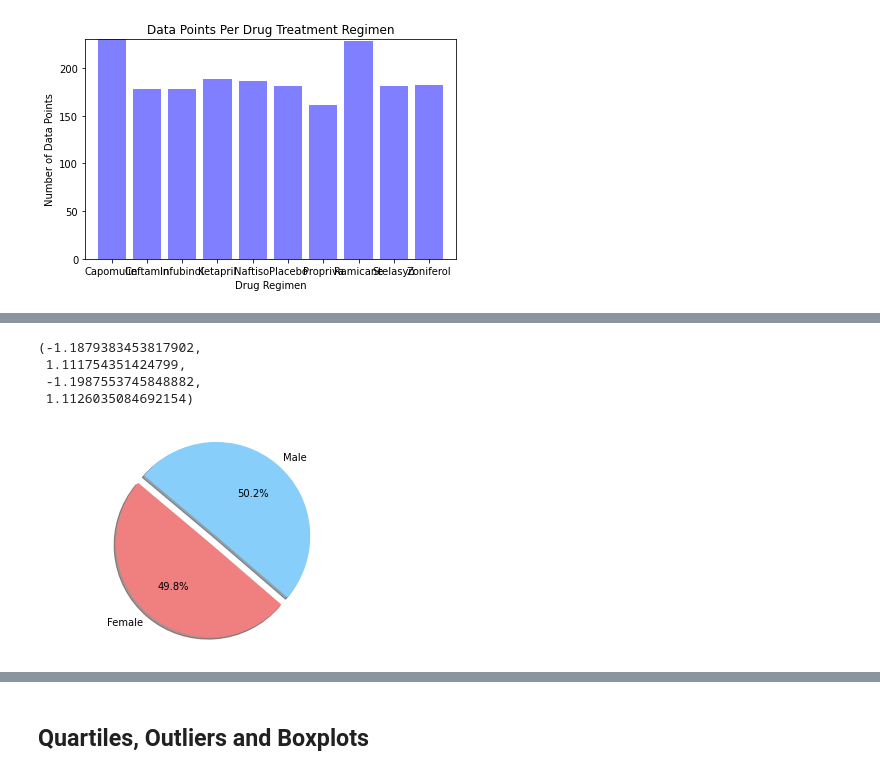
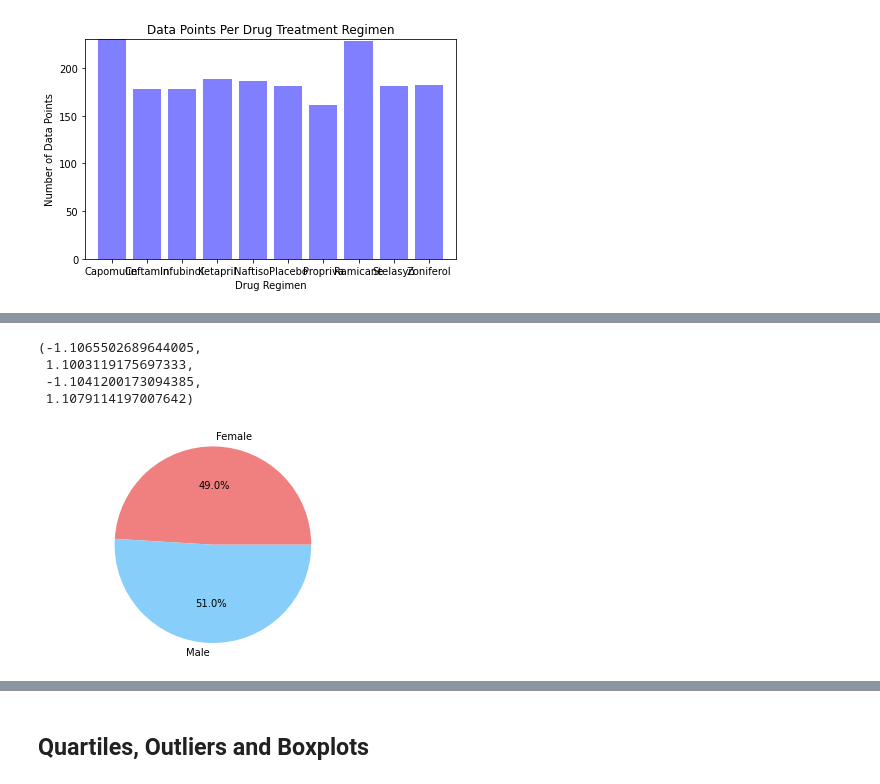
Before and after one commit to a-prospero/Matplotlib-homework, a Jupyter notebook: Pymaceuticals/pymaceuticals_starter.ipynb, the cells around one changed output, grey strips where cells are left out. Saved outputs shown, nothing was run; the diff lists cells and outputs as text; code cells hidden in the pictures.

```diff
--- a/Pymaceuticals/pymaceuticals_starter.ipynb
+++ b/Pymaceuticals/pymaceuticals_starter.ipynb
@@ -238,14 +234,15 @@ gender_dist.plot(kind='pie', autopct="%1.1f%%")
 # %%
 # Generate a pie plot showing the distribution of female versus male mice using pyplot
 labels = ["Female","Male"]
 sizes = [49.799197,50.200803]
 colors = ['lightcoral', 'lightskyblue']
 explode = (0.1, 0)
-plt.pie(sizes, explode=explode, labels=labels, colors=colors, autopct="%1.1f%%", shadow=True, startangle=140)
+#plt.pie(sizes, explode=explode, labels=labels, colors=colors, autopct="%1.1f%%", shadow=True, startangle=140)
+plt.pie(gender_dist, labels=gender_dist.index, colors = colors, autopct="%1.1f%%");
 plt.axis("equal")
 # %% [output]
-(-1.1879383453817902,
- 1.111754351424799,
- -1.1987553745848882,
- 1.1126035084692154)
+(-1.1065502689644005,
+ 1.1003119175697333,
+ -1.1041200173094385,
+ 1.1079114197007642)
-[figure, old version]
+[figure, new version]
```
Also changed, not shown: parts of 7 cells of this notebook.
